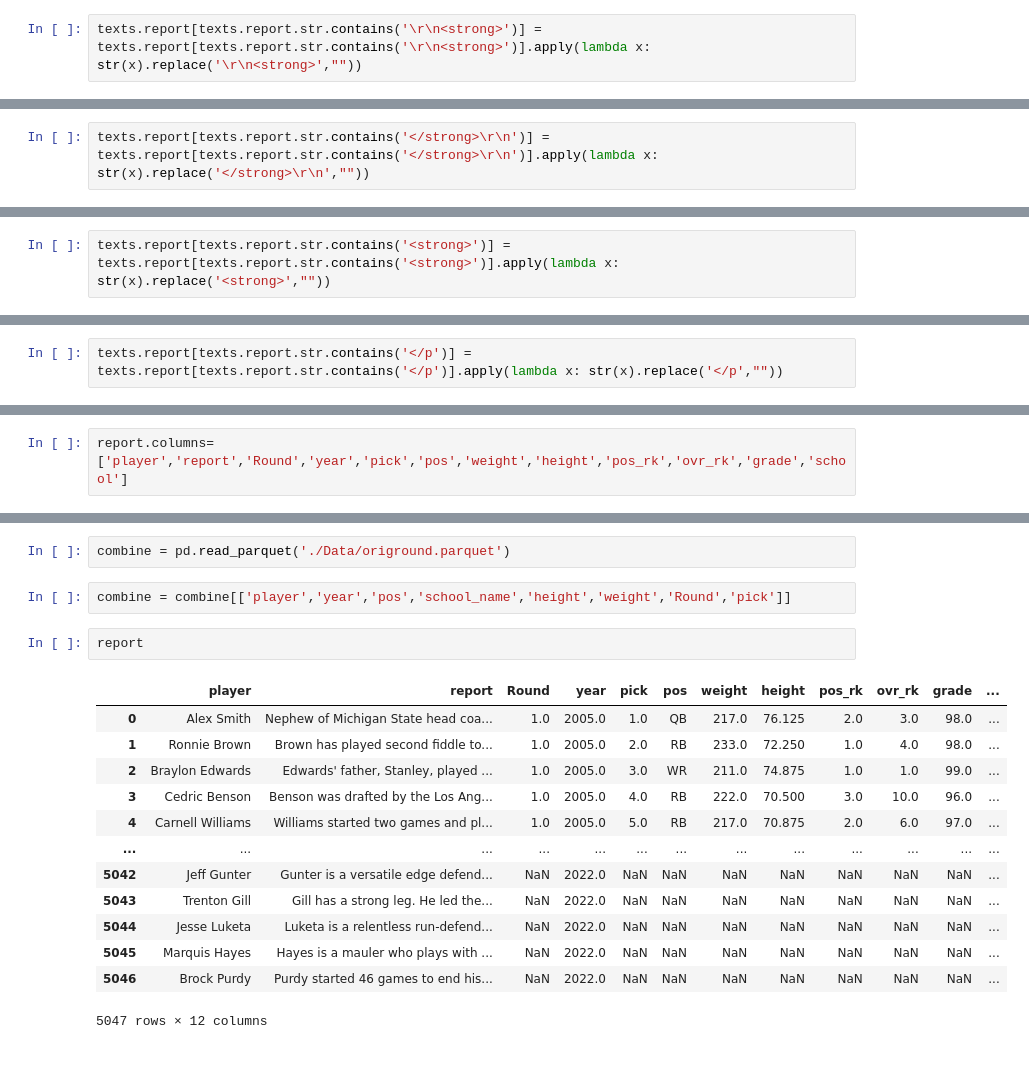
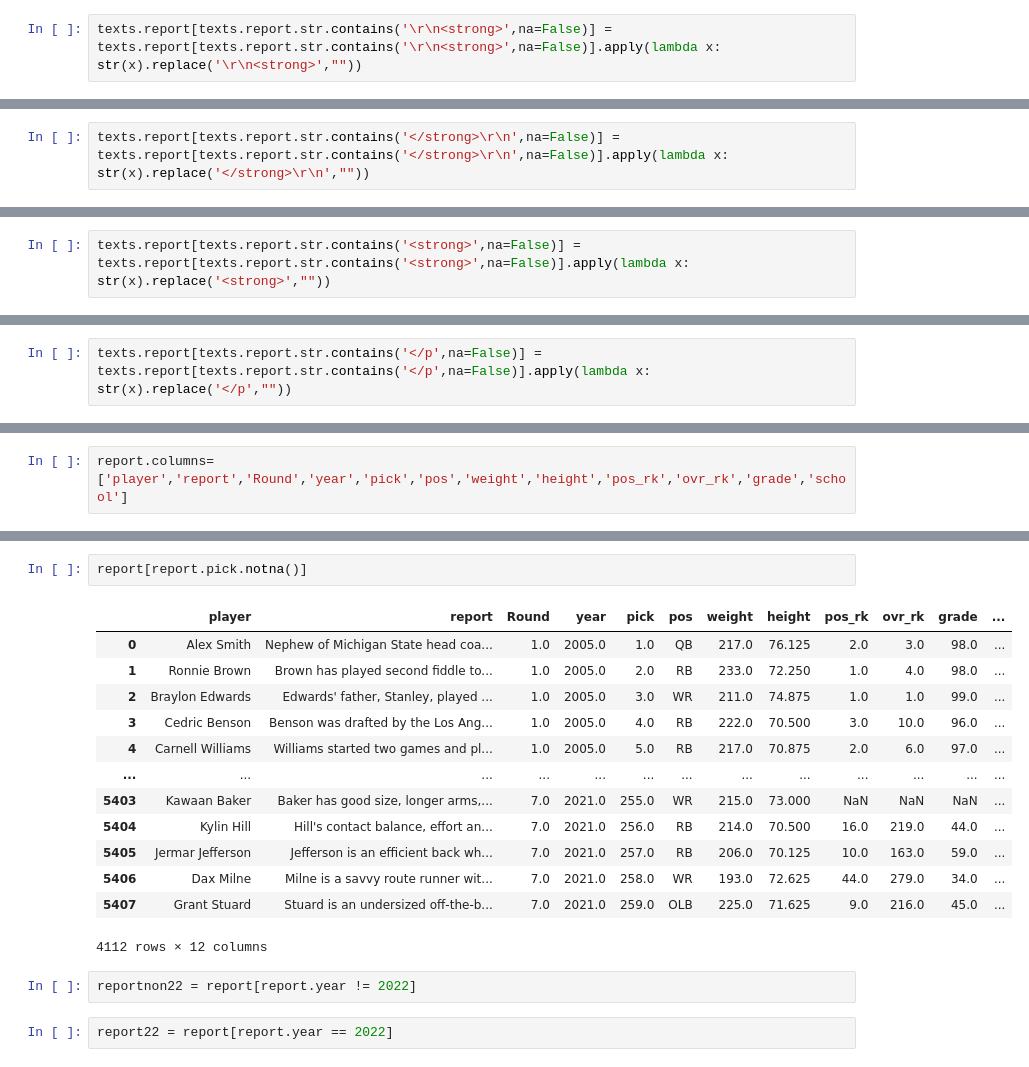
Before and after one commit to jpalgon/Draft_Scouting, a Jupyter notebook: Data Cleaning.ipynb, the cells around one changed output, grey strips where cells are left out. Cells and saved outputs as stored; diff of their text form.

Commit message:
updating cleaning to add picks and rounds to all players possible

```diff
--- a/Data Cleaning.ipynb
+++ b/Data Cleaning.ipynb
@@ -355,5 +180,5 @@ See the caveats in the documentation: https://pandas.pydata.org/pandas-docs/stab
 # %%
-texts.report[texts.report.str.contains('\r\n<strong>')] = texts.report[texts.report.str.contains('\r\n<strong>')].apply(lambda x: str(x).replace('\r\n<strong>',""))
+texts.report[texts.report.str.contains('\r\n<strong>',na=False)] = texts.report[texts.report.str.contains('\r\n<strong>',na=False)].apply(lambda x: str(x).replace('\r\n<strong>',""))
 # %% [output]
 A value is trying to be set on a copy of a slice from a DataFrame
 
@@ -362,5 +187,5 @@ See the caveats in the documentation: https://pandas.pydata.org/pandas-docs/stab
 # %%
-texts.report[texts.report.str.contains('</strong>\r\n')] = texts.report[texts.report.str.contains('</strong>\r\n')].apply(lambda x: str(x).replace('</strong>\r\n',""))
+texts.report[texts.report.str.contains('</strong>\r\n',na=False)] = texts.report[texts.report.str.contains('</strong>\r\n',na=False)].apply(lambda x: str(x).replace('</strong>\r\n',""))
 # %% [output]
 A value is trying to be set on a copy of a slice from a DataFrame
 
@@ -369,5 +194,5 @@ See the caveats in the documentation: https://pandas.pydata.org/pandas-docs/stab
 # %%
-texts.report[texts.report.str.contains('<strong>')] = texts.report[texts.report.str.contains('<strong>')].apply(lambda x: str(x).replace('<strong>',""))
+texts.report[texts.report.str.contains('<strong>',na=False)] = texts.report[texts.report.str.contains('<strong>',na=False)].apply(lambda x: str(x).replace('<strong>',""))
 # %% [output]
 A value is trying to be set on a copy of a slice from a DataFrame
 
@@ -376,5 +201,5 @@ See the caveats in the documentation: https://pandas.pydata.org/pandas-docs/stab
 # %%
-texts.report[texts.report.str.contains('</p')] = texts.report[texts.report.str.contains('</p')].apply(lambda x: str(x).replace('</p',""))
+texts.report[texts.report.str.contains('</p',na=False)] = texts.report[texts.report.str.contains('</p',na=False)].apply(lambda x: str(x).replace('</p',""))
 # %% [output]
 A value is trying to be set on a copy of a slice from a DataFrame
 
@@ -503,20 +219,20 @@ report2022[['player','report','year']]
-# %%
-combine = pd.read_parquet('./Data/origround.parquet')
-# %%
-combine = combine[['player','year','pos','school_name','height','weight','Round','pick']]
-# %%
-report
-# %% [output]
-|  | player | report | Round | year | pick | pos | weight | height | pos_rk | ovr_rk | grade | ... |
-| 0 | Alex Smith | Nephew of Michigan State head coa... | 1.0 | 2005.0 | 1.0 | QB | 217.0 | 76.125 | 2.0 | 3.0 | 98.0 | ... |
-| 1 | Ronnie Brown | Brown has played second fiddle to... | 1.0 | 2005.0 | 2.0 | RB | 233.0 | 72.250 | 1.0 | 4.0 | 98.0 | ... |
-| 2 | Braylon Edwards | Edwards' father, Stanley, played ... | 1.0 | 2005.0 | 3.0 | WR | 211.0 | 74.875 | 1.0 | 1.0 | 99.0 | ... |
-| 3 | Cedric Benson | Benson was drafted by the Los Ang... | 1.0 | 2005.0 | 4.0 | RB | 222.0 | 70.500 | 3.0 | 10.0 | 96.0 | ... |
-| 4 | Carnell Williams | Williams started two games and pl... | 1.0 | 2005.0 | 5.0 | RB | 217.0 | 70.875 | 2.0 | 6.0 | 97.0 | ... |
-| ... | ... | ... | ... | ... | ... | ... | ... | ... | ... | ... | ... | ... |
-| 5042 | Jeff Gunter | Gunter is a versatile edge defend... | NaN | 2022.0 | NaN | NaN | NaN | NaN | NaN | NaN | NaN | ... |
-| 5043 | Trenton Gill | Gill has a strong leg. He led the... | NaN | 2022.0 | NaN | NaN | NaN | NaN | NaN | NaN | NaN | ... |
-| 5044 | Jesse Luketa | Luketa is a relentless run-defend... | NaN | 2022.0 | NaN | NaN | NaN | NaN | NaN | NaN | NaN | ... |
-| 5045 | Marquis Hayes | Hayes is a mauler who plays with ... | NaN | 2022.0 | NaN | NaN | NaN | NaN | NaN | NaN | NaN | ... |
-| 5046 | Brock Purdy | Purdy started 46 games to end his... | NaN | 2022.0 | NaN | NaN | NaN | NaN | NaN | NaN | NaN | ... |
-5047 rows × 12 columns
+# %%
+report[report.pick.notna()]
+# %% [output]
+|  | player | report | Round | year | pick | pos | weight | height | pos_rk | ovr_rk | grade | ... |
+| 0 | Alex Smith | Nephew of Michigan State head coa... | 1.0 | 2005.0 | 1.0 | QB | 217.0 | 76.125 | 2.0 | 3.0 | 98.0 | ... |
+| 1 | Ronnie Brown | Brown has played second fiddle to... | 1.0 | 2005.0 | 2.0 | RB | 233.0 | 72.250 | 1.0 | 4.0 | 98.0 | ... |
+| 2 | Braylon Edwards | Edwards' father, Stanley, played ... | 1.0 | 2005.0 | 3.0 | WR | 211.0 | 74.875 | 1.0 | 1.0 | 99.0 | ... |
+| 3 | Cedric Benson | Benson was drafted by the Los Ang... | 1.0 | 2005.0 | 4.0 | RB | 222.0 | 70.500 | 3.0 | 10.0 | 96.0 | ... |
+| 4 | Carnell Williams | Williams started two games and pl... | 1.0 | 2005.0 | 5.0 | RB | 217.0 | 70.875 | 2.0 | 6.0 | 97.0 | ... |
+| ... | ... | ... | ... | ... | ... | ... | ... | ... | ... | ... | ... | ... |
+| 5403 | Kawaan Baker | Baker has good size, longer arms,... | 7.0 | 2021.0 | 255.0 | WR | 215.0 | 73.000 | NaN | NaN | NaN | ... |
+| 5404 | Kylin Hill | Hill's contact balance, effort an... | 7.0 | 2021.0 | 256.0 | RB | 214.0 | 70.500 | 16.0 | 219.0 | 44.0 | ... |
+| 5405 | Jermar Jefferson | Jefferson is an efficient back wh... | 7.0 | 2021.0 | 257.0 | RB | 206.0 | 70.125 | 10.0 | 163.0 | 59.0 | ... |
+| 5406 | Dax Milne | Milne is a savvy route runner wit... | 7.0 | 2021.0 | 258.0 | WR | 193.0 | 72.625 | 44.0 | 279.0 | 34.0 | ... |
+| 5407 | Grant Stuard | Stuard is an undersized off-the-b... | 7.0 | 2021.0 | 259.0 | OLB | 225.0 | 71.625 | 9.0 | 216.0 | 45.0 | ... |
+4112 rows × 12 columns
+# %%
+reportnon22 = report[report.year != 2022]
+# %%
+report22 = report[report.year == 2022]
```
Also changed, not shown: parts of 59 cells of this notebook, 4 other files.
